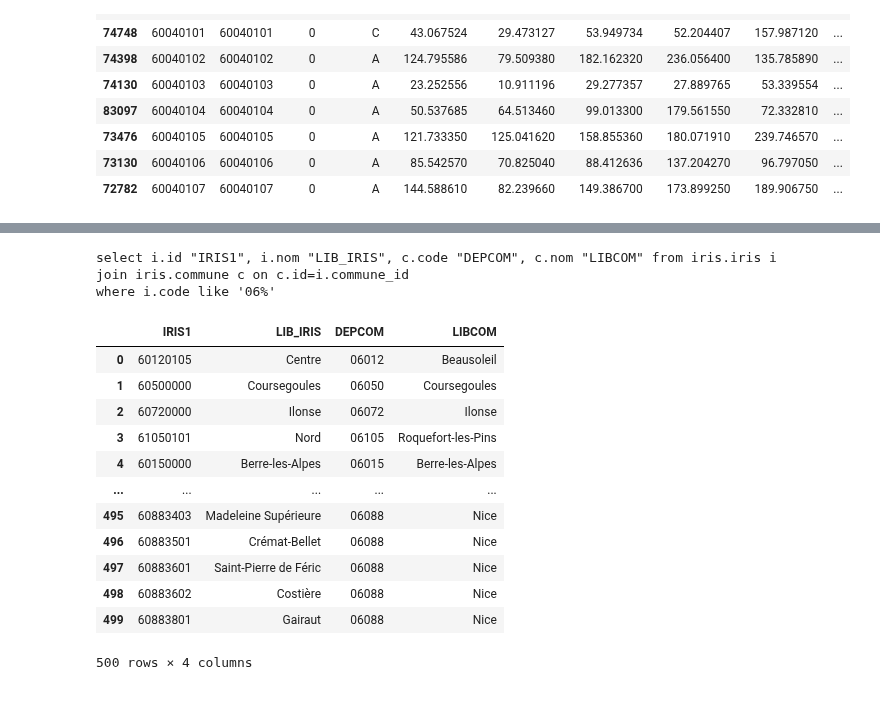
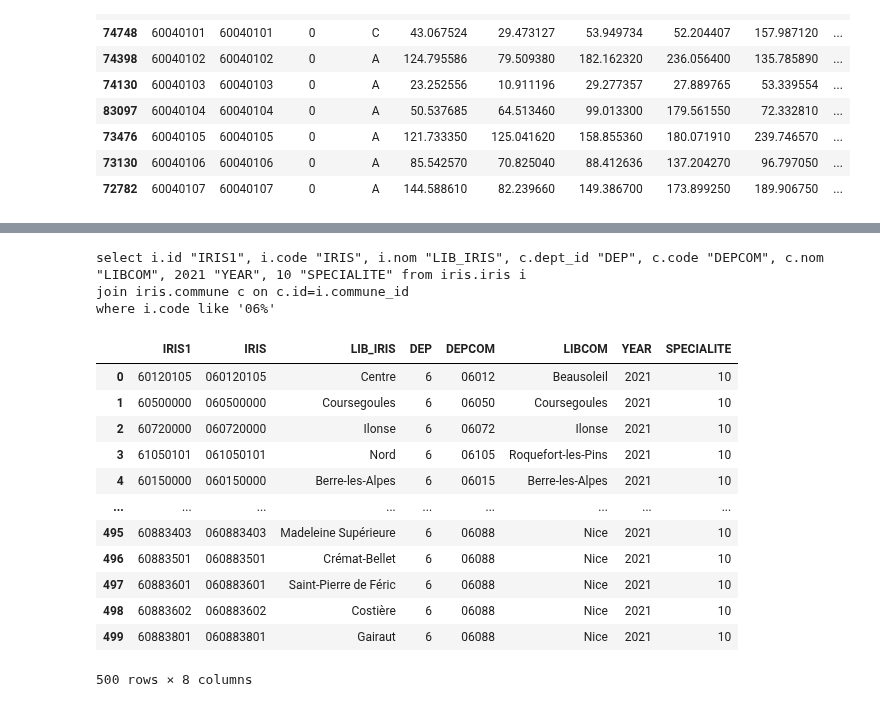
Before and after one commit to cyrilvincent/skema, a Jupyter notebook: apl/apl_gene_2022_no_dta.ipynb, the cells around one changed output, grey strips where cells are left out. Drawn from its saved outputs; the diff is of its cells as text; code cells hidden in the pictures.

```diff
--- a/apl/apl_gene_2022_no_dta.ipynb
+++ b/apl/apl_gene_2022_no_dta.ipynb
@@ -8,6 +9,28 @@ print(config.connection_string)
 3.2.0.Dev
 postgresql://postgres:sa@localhost/icip
 # %%
-gene = pd.read_stata("Etude 06/Gene06.dta")
+specialite=10
+year=21
+sql = f"""
+select ps.id, ps.nom, ps.prenom, ar.dept_id, an.id adresse_norm_id, an.iris::float, an.lon, an.lat from ps
+join tarif t on t.ps_id = ps.id
+join tarif_date_source tds on tds.tarif_id=t.id
+join cabinet c on t.cabinet_id=c.id
+join adresse_raw ar on c.adresse_raw_id=ar.id
+join adresse_norm an on ar.adresse_norm_id=an.id
+join specialite_profession sp on sp.profession_id=t.profession_id
+where sp.specialite_id=10
+and tds.date_source_id >= 2100 and  tds.date_source_id < 2200
+and ar.dept_id=6
+group by ps.id, c.id, ar.id, an.id
+"""
+print(sql)
+gene = pd.read_sql(sql, config.connection_string)
+# 1286
+# 50488 gene en 2023
+# 47058 en 2024
+
+# gene = pd.read_stata("Etude 06/Gene06.dta")
+gene.style.set_table_attributes('style="font-size: 10px;height:10px;"')
 gene #1289
 # %% [output]
@@ -389,28 +418,28 @@ apl_final.head(10)
 # %%
 sql = f"""
-select i.id "IRIS1", i.nom "LIB_IRIS", c.code "DEPCOM", c.nom "LIBCOM" from iris.iris i
+select i.id "IRIS1", i.code "IRIS", i.nom "LIB_IRIS", c.dept_id "DEP", c.code "DEPCOM", c.nom "LIBCOM", 20{year} "YEAR", {specialite} "SPECIALITE" from iris.iris i
 join iris.commune c on c.id=i.commune_id
 where i.code like '{dept:02d}%'"""
 print(sql)
 nom_iris = pd.read_sql(text(sql), config.connection_string)
 # nom_iris = pd.read_stata("Etude 06/NomIRIS.dta")
 nom_iris
 # %% [output]
-select i.id "IRIS1", i.nom "LIB_IRIS", c.code "DEPCOM", c.nom "LIBCOM" from iris.iris i
+select i.id "IRIS1", i.code "IRIS", i.nom "LIB_IRIS", c.dept_id "DEP", c.code "DEPCOM", c.nom "LIBCOM", 2021 "YEAR", 10 "SPECIALITE" from iris.iris i
 join iris.commune c on c.id=i.commune_id
 where i.code like '06%'
-|  | IRIS1 | LIB_IRIS | DEPCOM | LIBCOM |
-| 0 | 60120105 | Centre | 06012 | Beausoleil |
-| 1 | 60500000 | Coursegoules | 06050 | Coursegoules |
-| 2 | 60720000 | Ilonse | 06072 | Ilonse |
-| 3 | 61050101 | Nord | 06105 | Roquefort-les-Pins |
-| 4 | 60150000 | Berre-les-Alpes | 06015 | Berre-les-Alpes |
-| ... | ... | ... | ... | ... |
-| 495 | 60883403 | Madeleine Supérieure | 06088 | Nice |
-| 496 | 60883501 | Crémat-Bellet | 06088 | Nice |
-| 497 | 60883601 | Saint-Pierre de Féric | 06088 | Nice |
-| 498 | 60883602 | Costière | 06088 | Nice |
-| 499 | 60883801 | Gairaut | 06088 | Nice |
+|  | IRIS1 | IRIS | LIB_IRIS | DEP | DEPCOM | LIBCOM | YEAR | SPECIALITE |
+| 0 | 60120105 | 060120105 | Centre | 6 | 06012 | Beausoleil | 2021 | 10 |
+| 1 | 60500000 | 060500000 | Coursegoules | 6 | 06050 | Coursegoules | 2021 | 10 |
+| 2 | 60720000 | 060720000 | Ilonse | 6 | 06072 | Ilonse | 2021 | 10 |
+| 3 | 61050101 | 061050101 | Nord | 6 | 06105 | Roquefort-les-Pins | 2021 | 10 |
+| 4 | 60150000 | 060150000 | Berre-les-Alpes | 6 | 06015 | Berre-les-Alpes | 2021 | 10 |
+| ... | ... | ... | ... | ... | ... | ... | ... | ... |
+| 495 | 60883403 | 060883403 | Madeleine Supérieure | 6 | 06088 | Nice | 2021 | 10 |
+| 496 | 60883501 | 060883501 | Crémat-Bellet | 6 | 06088 | Nice | 2021 | 10 |
+| 497 | 60883601 | 060883601 | Saint-Pierre de Féric | 6 | 06088 | Nice | 2021 | 10 |
+| 498 | 60883602 | 060883602 | Costière | 6 | 06088 | Nice | 2021 | 10 |
+| 499 | 60883801 | 060883801 | Gairaut | 6 | 06088 | Nice | 2021 | 10 |
-500 rows × 4 columns
+500 rows × 8 columns
 # %%
 apl_final = apl_final.merge(nom_iris, on="IRIS1", how="left", suffixes=("", "_dest"))
```
Also changed, not shown: parts of 19 cells of this notebook, 26 other files.
